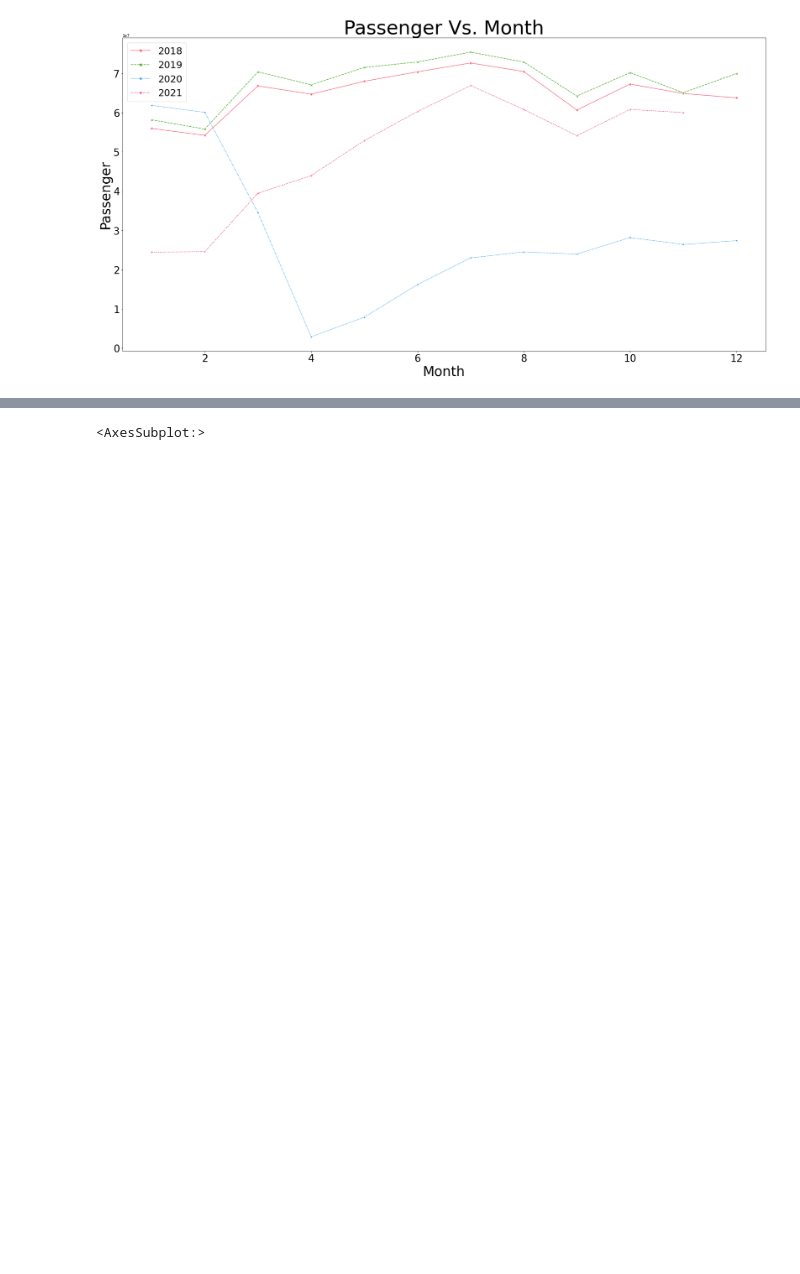
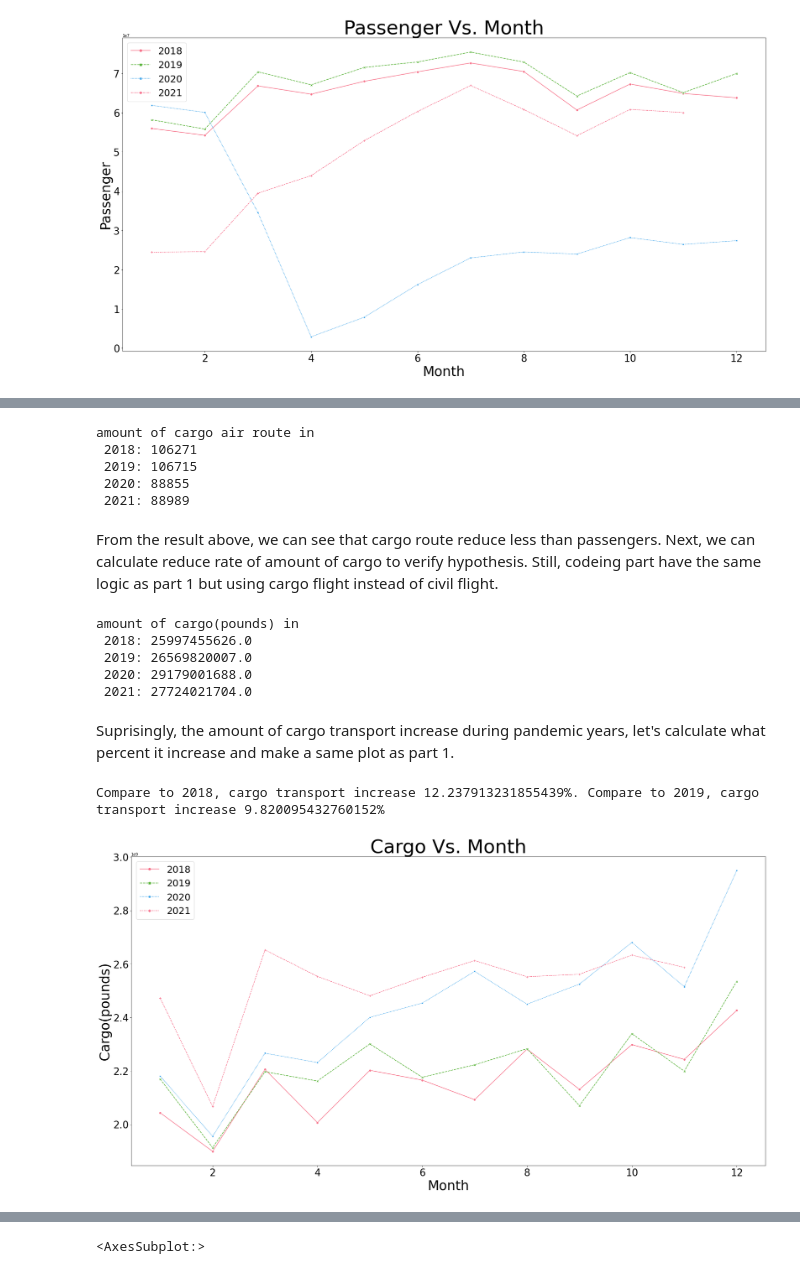
Before and after one commit to lxzhe718-1935368/Influence-Of-COVID-On-Our-Trip, a Jupyter notebook: final_project.ipynb, the cells around one changed output, grey strips where cells are left out. Drawn from its saved outputs; the diff is of its cells as text; code cells hidden in the pictures; blank space fills up the shorter version.

```diff
--- a/final_project.ipynb
+++ b/final_project.ipynb
@@ -120,7 +120,6 @@ plot_data = plot_data.append(month_2021, ignore_index=True)
 # make plot
 fig, ax = plt.subplots(1, figsize=(30, 15))
 ax.set_title("Passenger Vs. Month", fontsize = 50)
-sns.set_palette(["red", "green", "orange", "blue"])
 graph = sns.lineplot(data=plot_data, x="MONTH", y="PASSENGERS", style="year", hue="year", markers=True, palette="husl")
 graph.legend(fontsize=25)
 graph.tick_params(labelsize=26)
@@ -133,0 +135,76 @@ The graph shows how passengers change over month. It really make sense that duri
+# %%
+# make copy of original data because we need add column later.
+cargo_2018 = flight_2018[(flight_2018["FREIGHT"] > 0) | (flight_2018["MAIL"] > 0)].copy()
+cargo_2019 = flight_2019[(flight_2019["FREIGHT"] > 0) | (flight_2019["MAIL"] > 0)].copy()
+cargo_2020 = flight_2020[(flight_2020["FREIGHT"] > 0) | (flight_2020["MAIL"] > 0)].copy()
+cargo_2021 = flight_2021[(flight_2021["FREIGHT"] > 0) | (flight_2021["MAIL"] > 0)].copy()
+
+print(f"amount of cargo air route in \n \
+2018: {cargo_2018.shape[0]} \n 2019: {cargo_2019.shape[0]} \n \
+2020: {cargo_2020.shape[0]} \n 2021: {cargo_2021.shape[0]}")
+# %% [output]
+amount of cargo air route in
+ 2018: 106271
+ 2019: 106715
+ 2020: 88855
+ 2021: 88989
+# %% [markdown]
+From the result above, we can see that cargo route reduce less than passengers. Next, we can calculate reduce rate of amount of cargo to verify hypothesis. Still, codeing part have the same logic as part 1 but using cargo flight instead of civil flight.
+# %%
+# cargo have 2 components, freight and mail, so sum them up
+cargo_2018["total_cargo"] = cargo_2018["FREIGHT"].astype("float") + cargo_2018["MAIL"].astype("float")
+cargo_2019["total_cargo"] = cargo_2019["FREIGHT"].astype("float") + cargo_2019["MAIL"].astype("float")
+cargo_2020["total_cargo"] = cargo_2020["FREIGHT"].astype("float") + cargo_2020["MAIL"].astype("float")
+cargo_2021["total_cargo"] = cargo_2021["FREIGHT"].astype("float") + cargo_2021["MAIL"].astype("float")
+
+total_cargo_2018 = cargo_2018["total_cargo"].sum()
+total_cargo_2019 = cargo_2019["total_cargo"].sum()
+total_cargo_2020 = cargo_2020["total_cargo"].sum()
+total_cargo_2021 = cargo_2021["total_cargo"].sum()
+
+print(f"amount of cargo(pounds) in \n \
+2018: {total_cargo_2018} \n 2019: {total_cargo_2019} \n \
+2020: {total_cargo_2020} \n 2021: {total_cargo_2021}")
+# %% [output]
+amount of cargo(pounds) in
+ 2018: 25997455626.0
+ 2019: 26569820007.0
+ 2020: 29179001688.0
+ 2021: 27724021704.0
+# %% [markdown]
+Suprisingly, the amount of cargo transport increase during pandemic years, let's calculate what percent it increase and make a same plot as part 1.
+# %%
+cargo_18_20 = (total_cargo_2020 - total_cargo_2018) / total_cargo_2018 * 100
+cargo_19_20 = (total_cargo_2020 - total_cargo_2019) / total_cargo_2019 * 100
+print(f"Compare to 2018, cargo transport increase {cargo_18_20}%. Compare to 2019, cargo transport increase {cargo_19_20}%")
+# %% [output]
+Compare to 2018, cargo transport increase 12.237913231855439%. Compare to 2019, cargo transport increase 9.820095432760152%
+# %%
+# proceess data for month plot. Group data on month and count cargo amount for each month.
+cargo_2018 = cargo_2018.groupby("MONTH", as_index = False)["total_cargo"].sum()
+cargo_2019 = cargo_2019.groupby("MONTH", as_index = False)["total_cargo"].sum()
+cargo_2020 = cargo_2020.groupby("MONTH", as_index = False)["total_cargo"].sum()
+cargo_2021 = cargo_2021.groupby("MONTH", as_index = False)["total_cargo"].sum()
+
+# Add a column indicate the year
+cargo_2018["year"] = 2018
+cargo_2019["year"] = 2019
+cargo_2020["year"] = 2020
+cargo_2021["year"] = 2021
+
+# combine 4 dataset for graph
+plot_data_cargo = cargo_2018.append(cargo_2019, ignore_index=True)
+plot_data_cargo = plot_data_cargo.append(cargo_2020, ignore_index=True)
+plot_data_cargo = plot_data_cargo.append(cargo_2021, ignore_index=True)
+
+# make plot
+fig, ax = plt.subplots(1, figsize=(30, 15))
+ax.set_title("Cargo Vs. Month", fontsize = 50)
+graph = sns.lineplot(data=plot_data_cargo, x="MONTH", y="total_cargo", style="year", hue="year", markers=True, palette="husl")
+graph.legend(fontsize=25)
+graph.tick_params(labelsize=26)
+graph.set_xlabel("Month", fontsize=35)
+graph.set_ylabel("Cargo(pounds)", fontsize=35)
+fig.savefig("./result_graph/cargo.png")
+# %% [output]
+[figure, added]
```
Also changed, not shown: parts of 4 cells of this notebook.
